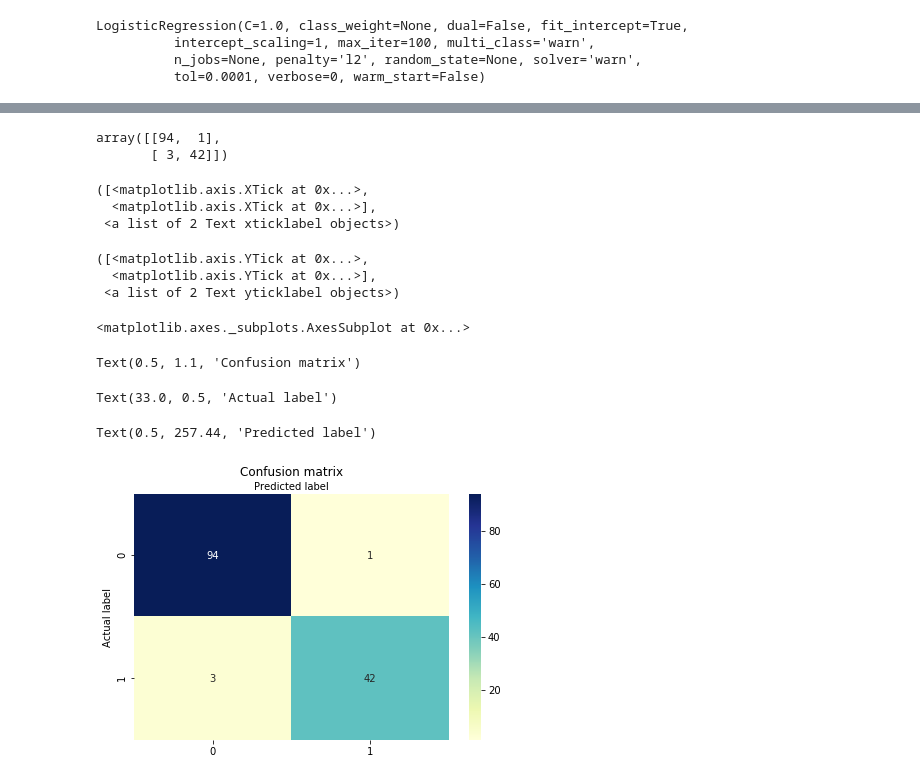
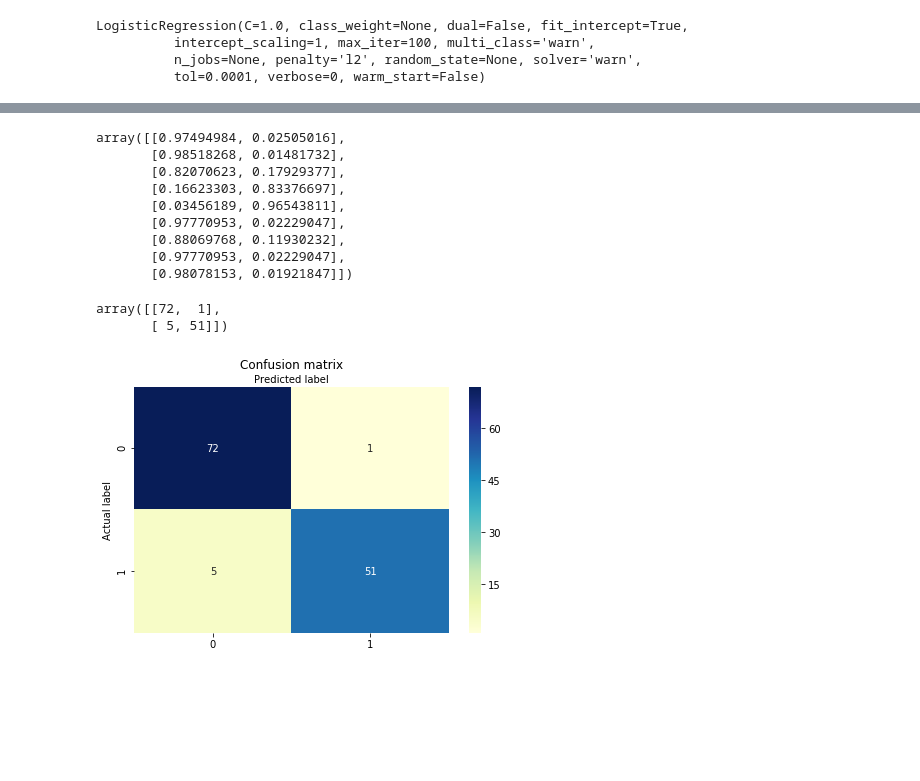
Before and after one commit to upendrak/Insight_datascience_2019, a Jupyter notebook: data_challenges/breast_cancer/breast_cancer.ipynb, the cells around one changed output, grey strips where cells are left out. Saved outputs shown, nothing was run; the diff lists cells and outputs as text; code cells hidden in the pictures; blank space fills up the shorter version.

```diff
--- a/data_challenges/breast_cancer/breast_cancer.ipynb
+++ b/data_challenges/breast_cancer/breast_cancer.ipynb
@@ -25,0 +81,4 @@ data.shape
+# %%
+# Drop duplicates, keeping the first one only
+data.drop_duplicates(subset ="id", keep = 'first', inplace = True)
+data[data['id'] == 1033078]
@@ -119,0 +130,7 @@ Name: class, dtype: int64
+# %%
+# Fill na's with median
+data["bare_nuclei"] = data["bare_nuclei"].fillna(data["bare_nuclei"].median())
+# Convert object type to integer
+data['bare_nuclei'] = data['bare_nuclei'].astype('int64')
+# Check the na's
+data["bare_nuclei"].isna().sum()
@@ -170,4 +288,5 @@ LogisticRegression(C=1.0, class_weight=None, dual=False, fit_intercept=True,
           n_jobs=None, penalty='l2', random_state=None, solver='warn',
           tol=0.0001, verbose=0, warm_start=False)
 # %%
-pred = model.predict(X_test)
+# Model training
+y_pred = model.predict(X_test)
@@ -196,32 +293,39 @@ cnf_matrix = confusion_matrix(y_test, pred)
+# %%
+model.predict_proba(X_test)[1:10]
+# %% [output]
+array([[0.97494984, 0.02505016],
+       [0.98518268, 0.01481732],
+       [0.82070623, 0.17929377],
+       [0.16623303, 0.83376697],
+       [0.03456189, 0.96543811],
+       [0.97770953, 0.02229047],
+       [0.88069768, 0.11930232],
+       [0.97770953, 0.02229047],
+       [0.98078153, 0.01921847]])
+# %%
+# Confusion matrix
+cnf_matrix = confusion_matrix(y_test, y_pred)
 # %%
 cnf_matrix
 # %% [output]
-array([[94,  1],
-       [ 3, 42]])
+array([[72,  1],
+       [ 5, 51]])
 # %%
-class_names=[0,1] # name  of classes
-fig, ax = plt.subplots()
-tick_marks = np.arange(len(class_names))
-plt.xticks(tick_marks, class_names)
-plt.yticks(tick_marks, class_names)
-# create heatmap
-sns.heatmap(pd.DataFrame(cnf_matrix), annot=True, cmap="YlGnBu" ,fmt='g')
-ax.xaxis.set_label_position("top")
-plt.tight_layout()
-plt.title('Confusion matrix', y=1.1)
-plt.ylabel('Actual label')
-plt.xlabel('Predicted label')
-plt.show()
+def plot_confusion_matrix(cm):
+    class_names=[0,1] # name  of classes
+    fig, ax = plt.subplots()
+    tick_marks = np.arange(len(class_names))
+    plt.xticks(tick_marks, class_names);
+    plt.yticks(tick_marks, class_names);
+    # create heatmap
+    sns.heatmap(pd.DataFrame(cm), annot=True, cmap="YlGnBu" ,fmt='g');
+    ax.xaxis.set_label_position("top");
+    plt.tight_layout();
+    plt.title('Confusion matrix', y=1.1);
+    plt.ylabel('Actual label');
+    plt.xlabel('Predicted label');
+
+plot_confusion_matrix(cm = cnf_matrix)
 # %% [output]
-([<matplotlib.axis.XTick at 0x...>,
-  <matplotlib.axis.XTick at 0x...>],
- <a list of 2 Text xticklabel objects>)
-([<matplotlib.axis.YTick at 0x...>,
-  <matplotlib.axis.YTick at 0x...>],
- <a list of 2 Text yticklabel objects>)
-<matplotlib.axes._subplots.AxesSubplot at 0x...>
-Text(0.5, 1.1, 'Confusion matrix')
-Text(33.0, 0.5, 'Actual label')
-Text(0.5, 257.44, 'Predicted label')
-[figure, old version]
+[figure, new version]
 # %%
```
Also changed, not shown: parts of 64 cells of this notebook.
